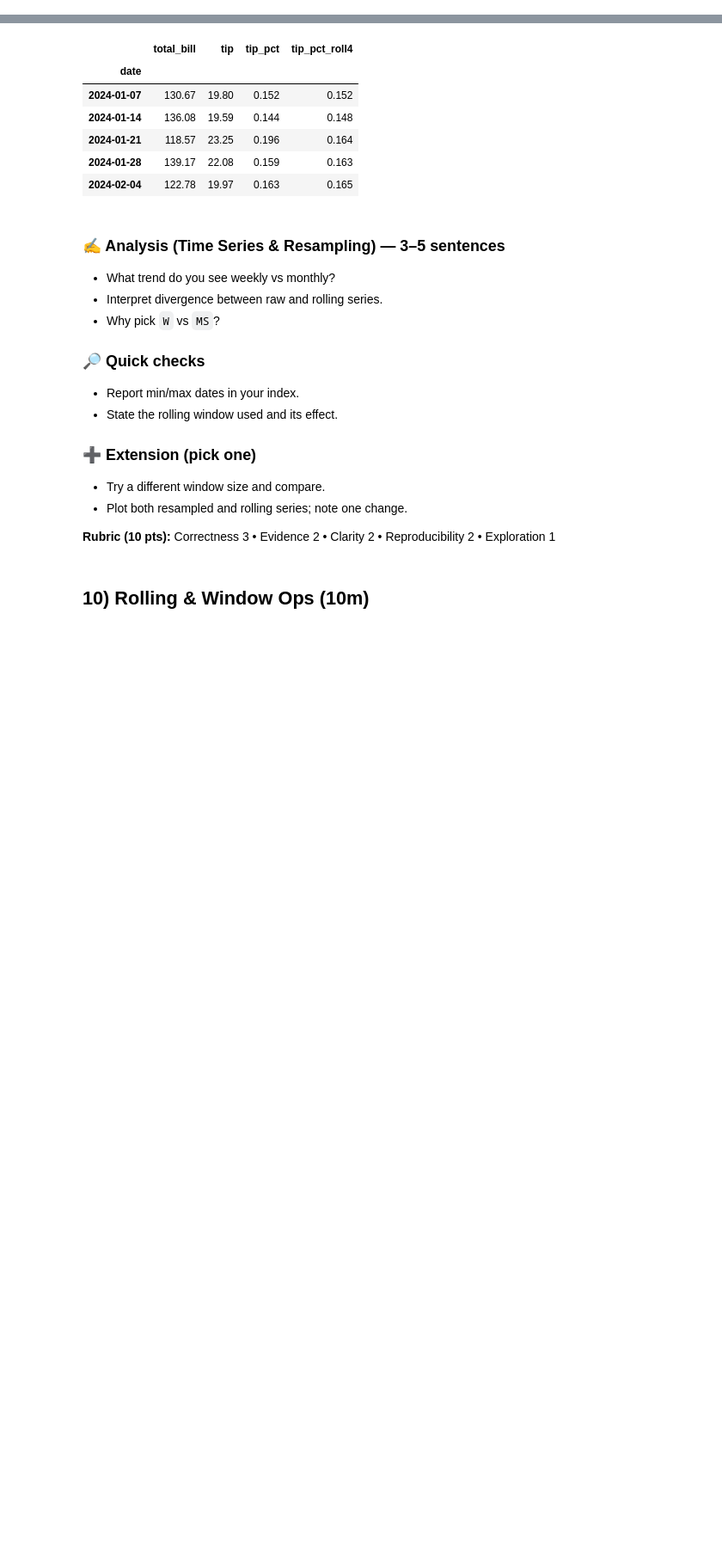
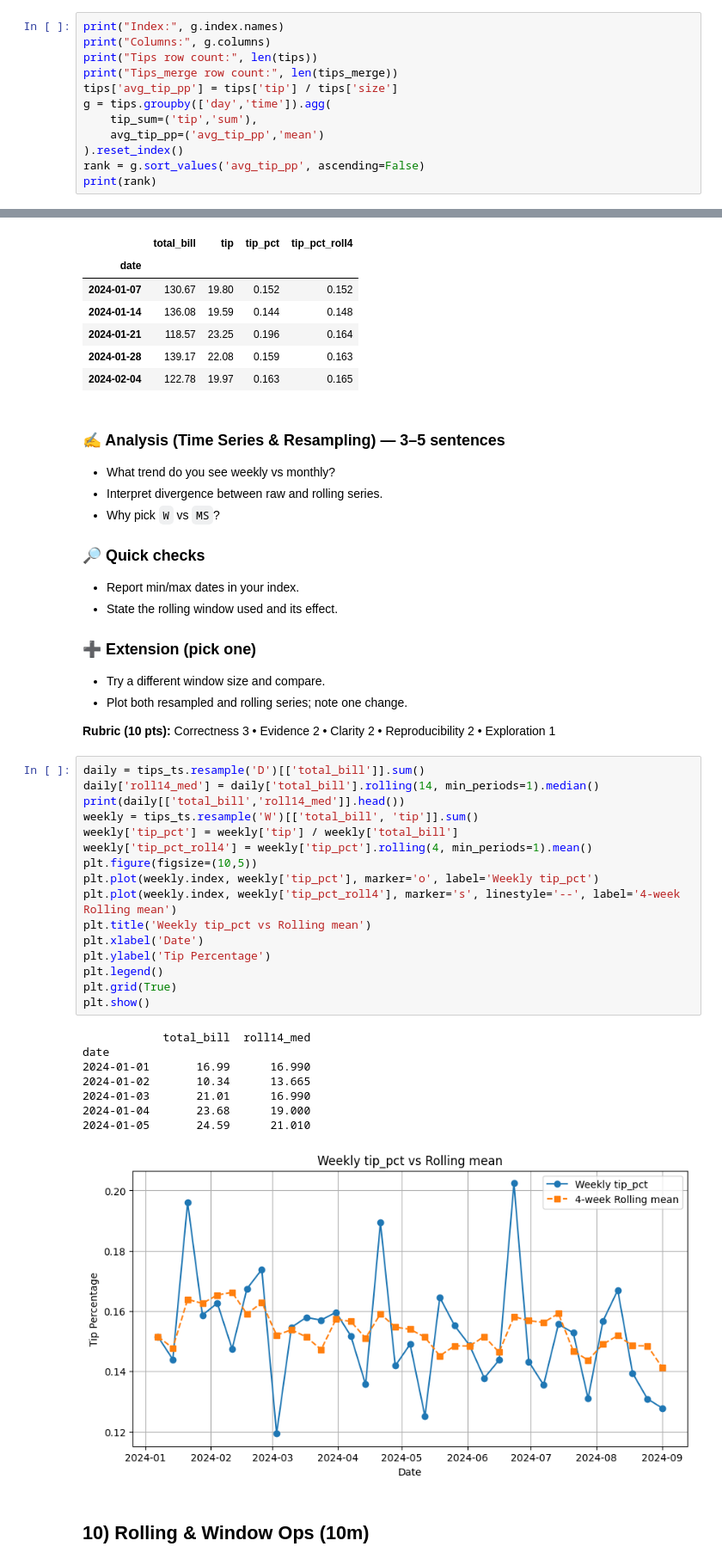
Before and after one commit to KommanaboyinaPraveenKumar/lab_ml, a Jupyter notebook: lab2_AP23110010460.ipynb, the cells around one changed output, grey strips where cells are left out. Shown at 86% size. Cells and saved outputs as stored; diff of their text form; blank space fills up the shorter version.

```diff
--- a/lab2_AP23110010460.ipynb
+++ b/lab2_AP23110010460.ipynb
@@ -495,3 +629,15 @@ Yes    Female    593.27    96.74
 - Outer join with `_indicator` and explain one mismatch.
 
 **Rubric (10 pts):** Correctness 3 • Evidence 2 • Clarity 2 • Reproducibility 2 • Exploration 1
+# %%
+print("Index:", g.index.names)
+print("Columns:", g.columns)
+print("Tips row count:", len(tips))
+print("Tips_merge row count:", len(tips_merge))
+tips['avg_tip_pp'] = tips['tip'] / tips['size']
+g = tips.groupby(['day','time']).agg(
+    tip_sum=('tip','sum'),
+    avg_tip_pp=('avg_tip_pp','mean')
+).reset_index()
+rank = g.sort_values('avg_tip_pp', ascending=False)
+print(rank)
@@ -655,6 +891,31 @@ weekly.head()
 - Plot both resampled and rolling series; note one change.
 
 **Rubric (10 pts):** Correctness 3 • Evidence 2 • Clarity 2 • Reproducibility 2 • Exploration 1
+# %%
+daily = tips_ts.resample('D')[['total_bill']].sum()
+daily['roll14_med'] = daily['total_bill'].rolling(14, min_periods=1).median()
+print(daily[['total_bill','roll14_med']].head())
+weekly = tips_ts.resample('W')[['total_bill', 'tip']].sum()
+weekly['tip_pct'] = weekly['tip'] / weekly['total_bill']
+weekly['tip_pct_roll4'] = weekly['tip_pct'].rolling(4, min_periods=1).mean()
+plt.figure(figsize=(10,5))
+plt.plot(weekly.index, weekly['tip_pct'], marker='o', label='Weekly tip_pct')
+plt.plot(weekly.index, weekly['tip_pct_roll4'], marker='s', linestyle='--', label='4-week Rolling mean')
+plt.title('Weekly tip_pct vs Rolling mean')
+plt.xlabel('Date')
+plt.ylabel('Tip Percentage')
+plt.legend()
+plt.grid(True)
+plt.show()
+# %% [output]
+            total_bill  roll14_med
+date
+2024-01-01       16.99      16.990
+2024-01-02       10.34      13.665
+2024-01-03       21.01      16.990
+2024-01-04       23.68      19.000
+2024-01-05       24.59      21.010
+[figure, added]
 # %% [markdown]
 ## 10) Rolling & Window Ops (10m)
 # %%
```
Also changed, not shown: parts of 22 cells of this notebook.
